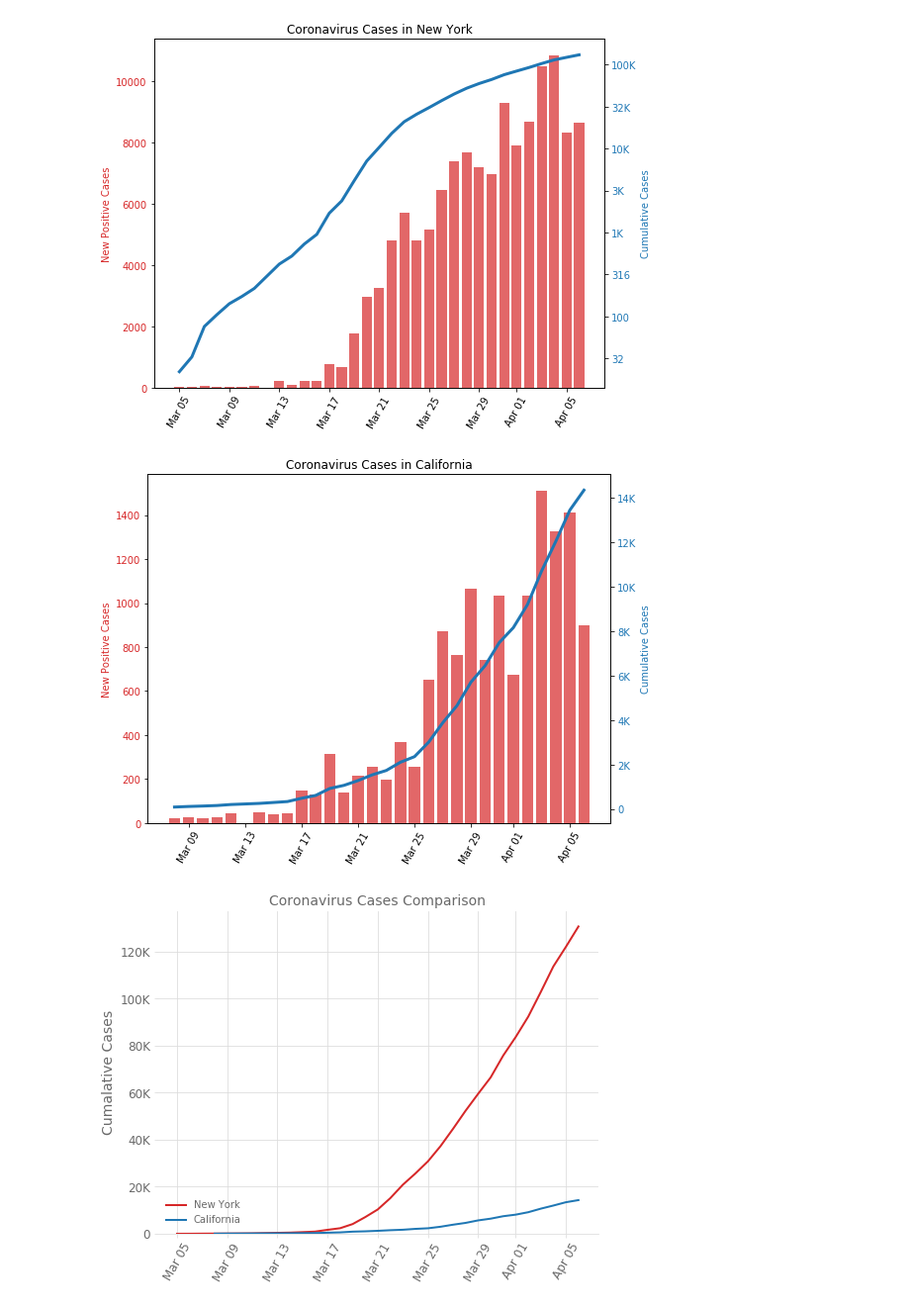
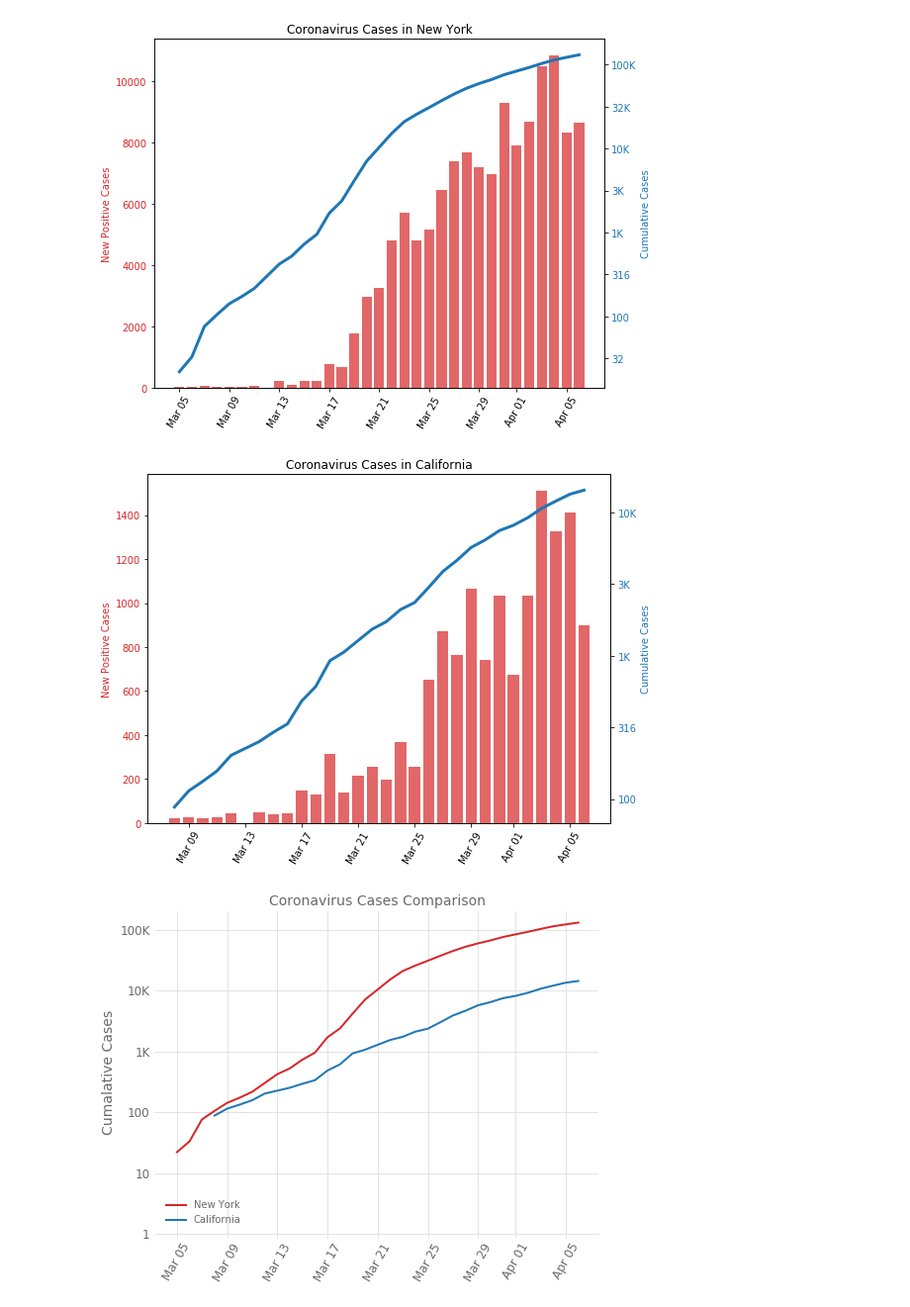
Before and after one commit to iuqiddis/covid-19, a Jupyter notebook: covid.ipynb, the cells around one changed output. Shown at 99% size. Drawn from its saved outputs; the diff is of its cells as text; code cells hidden in the pictures.

```diff
--- a/covid.ipynb
+++ b/covid.ipynb
@@ -177,10 +169,10 @@ plot_totdaily('NY', log=True)
 # %% [output]
 [figure]
 # %%
-plot_totdaily('CA', log=False)
+plot_totdaily('CA')
 # %% [output]
-[figure, old version]
+[figure, new version]
 # %%
-plot_logcomp('NY','CA', False)
+plot_logcomp('NY','CA', True)
 # %% [output]
-[figure, old version]
+[figure, new version]
```
Also changed, not shown: parts of 1 cell of this notebook.
